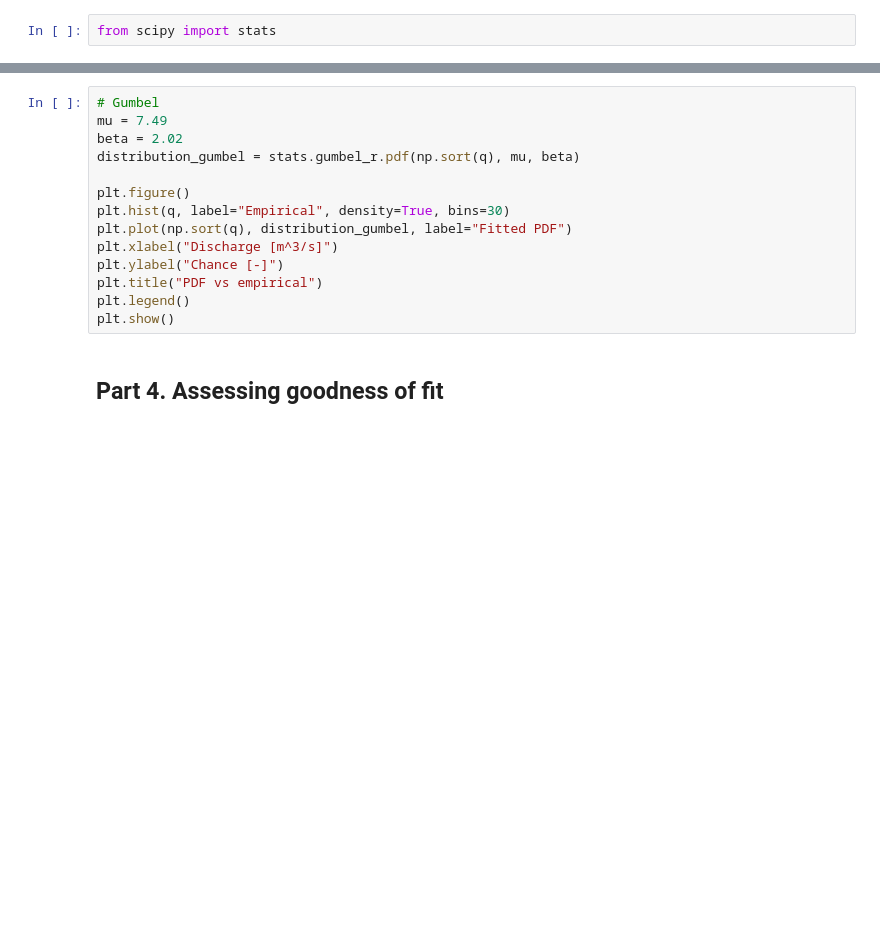
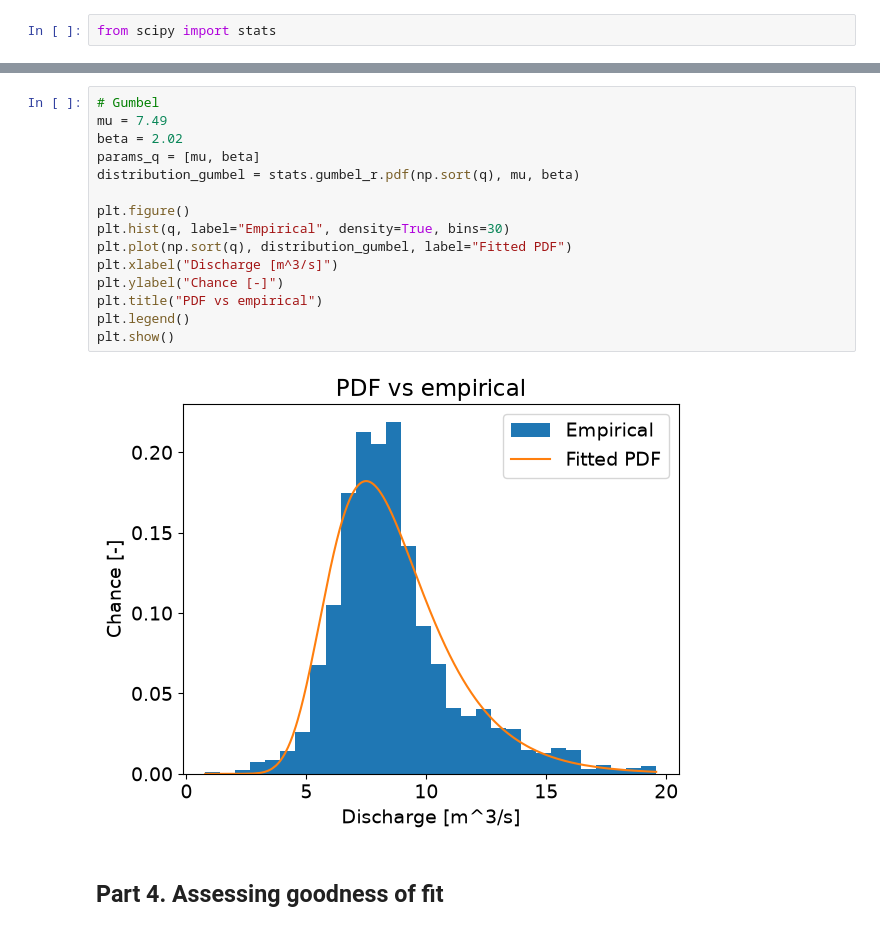
Before and after one commit to aileenkleibeuker-bit/GA1.4---Galena-7, a Jupyter notebook: GA_1.4.ipynb, the cells around one changed output, grey strips where cells are left out. Cells and saved outputs as stored; diff of their text form; blank space fills up the shorter version.

```diff
--- a/GA_1.4.ipynb
+++ b/GA_1.4.ipynb
@@ -122,17 +125,20 @@ plt.show()
 # %%
 # Gumbel
 mu = 7.49
 beta = 2.02
+params_q = [mu, beta]
 distribution_gumbel = stats.gumbel_r.pdf(np.sort(q), mu, beta)
 
 plt.figure()
 plt.hist(q, label="Empirical", density=True, bins=30)
 plt.plot(np.sort(q), distribution_gumbel, label="Fitted PDF")
 plt.xlabel("Discharge [m^3/s]")
 plt.ylabel("Chance [-]")
 plt.title("PDF vs empirical")
 plt.legend()
 plt.show()
+# %% [output]
+[figure, added]
 # %% [markdown]
 ## Part 4. Assessing goodness of fit
 # %% [markdown]
```
Also changed, not shown: parts of 4 cells of this notebook.
